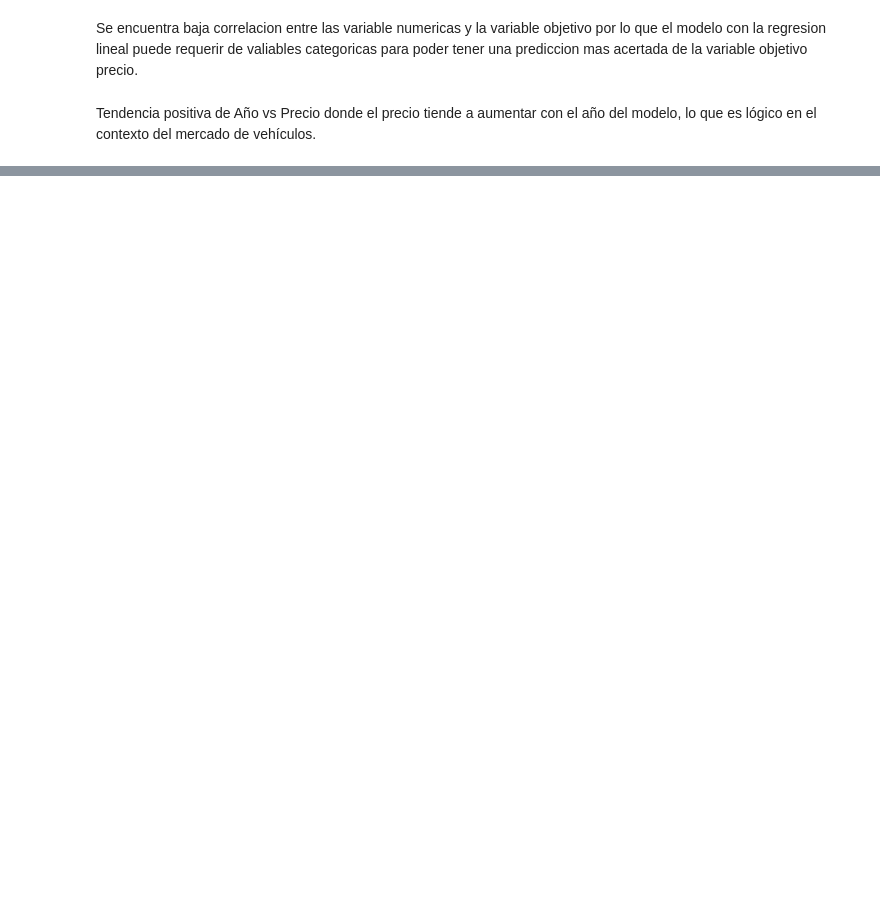
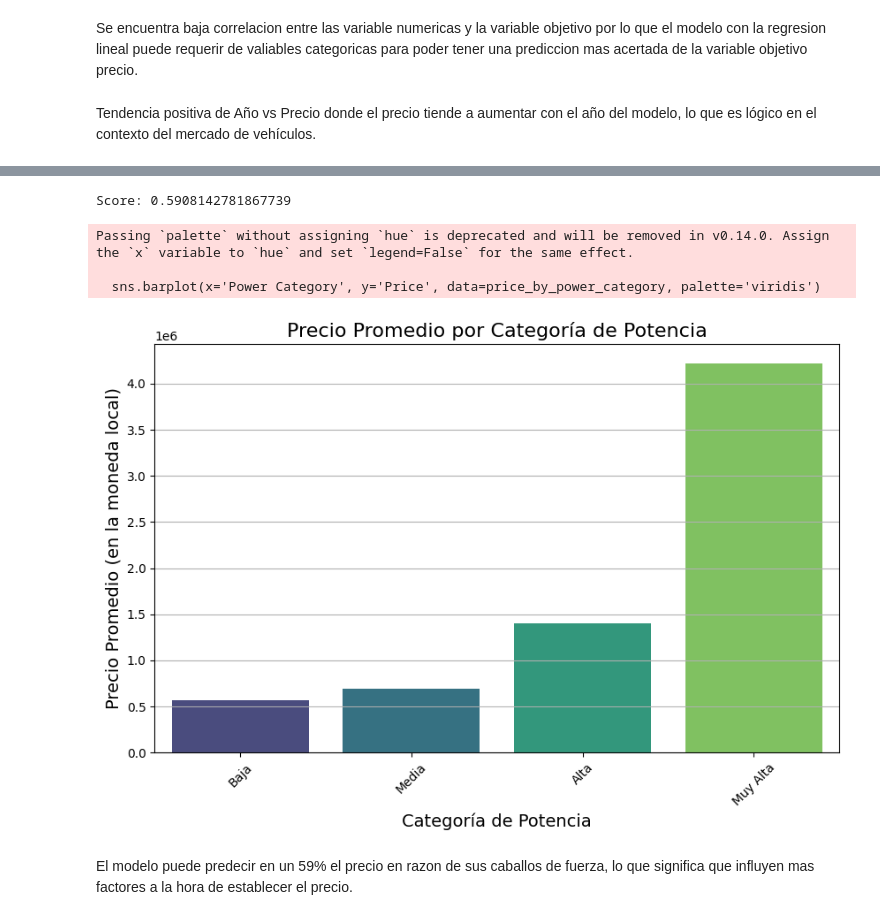
Before and after one commit to MauricioSalazarP/analisisFase3, a Jupyter notebook: Modelos/Regresion_Lineal/Lineal.ipynb, the cells around one changed output, grey strips where cells are left out. Saved outputs shown, nothing was run; the diff lists cells and outputs as text; code cells hidden in the pictures; blank space fills up the shorter version.

Commit message:
evaluacion y categorizacion de los caballos de fuerza vs el precio

```diff
--- a/Modelos/Regresion_Lineal/Lineal.ipynb
+++ b/Modelos/Regresion_Lineal/Lineal.ipynb
@@ -360,0 +387,9 @@ Tendencia positiva de Año vs Precio donde el precio tiende a aumentar con el a
+# %%
+import pandas as pd
+import re
+
+# Suponiendo que el dataset se llama df y contiene la columna "Max Power"
+# Extraemos solo el número de BHP antes del "@" y lo convertimos en tipo float
+df['BHP'] = df['Max Power'].apply(lambda x: float(re.search(r'(\d+(\.\d+)?)', x).group(1)) if pd.notnull(x) and re.search(r'(\d+(\.\d+)?)', x) else None)
+df['BHP'] = df['BHP'].fillna(0)
+print(df['BHP'])
@@ -360,0 +411,9 @@ Tendencia positiva de Año vs Precio donde el precio tiende a aumentar con el a
+# %%
+# Calcular los percentiles para los bins
+bins = [0] + [df['BHP'].quantile(q) for q in [0.25, 0.5, 0.75, 1.0]]
+labels = ['Baja', 'Media', 'Alta', 'Muy Alta']
+
+# Aplicar los bins
+df['Power Category'] = pd.cut(df['BHP'], bins=bins, labels=labels, include_lowest=True)
+print(df['Power Category'])
+print(df['Price'])
@@ -360,0 +438,45 @@ Tendencia positiva de Año vs Precio donde el precio tiende a aumentar con el a
+# %%
+import pandas as pd
+from sklearn.linear_model import LinearRegression
+from sklearn.model_selection import train_test_split
+
+# Supongamos que df es tu DataFrame y contiene las columnas 'BHP' y 'Price'
+X = df[['BHP']]  # Seleccionamos 'BHP' como DataFrame con doble corchete
+y = df['Price']
+
+# División en conjuntos de entrenamiento y prueba
+X_train, X_test, y_train, y_test = train_test_split(X, y, test_size=0.2, random_state=42)
+
+# Crear y ajustar el modelo de regresión lineal
+model = LinearRegression()
+model.fit(X_train, y_train)
+
+# Evaluar el modelo
+score = model.score(X_test, y_test)
+print("Score:", score)
+# %% [output]
+Score: 0.5908142781867739
+# %%
+#Calcular el precio promedio por categoría de potencia
+price_by_power_category = df.groupby('Power Category')['Price'].mean().reset_index()
+
+# Crear el gráfico de barras
+plt.figure(figsize=(10, 6))
+sns.barplot(x='Power Category', y='Price', data=price_by_power_category, palette='viridis')
+
+# Configurar el gráfico
+plt.title('Precio Promedio por Categoría de Potencia', fontsize=16)
+plt.xlabel('Categoría de Potencia', fontsize=14)
+plt.ylabel('Precio Promedio (en la moneda local)', fontsize=14)
+plt.xticks(rotation=45)
+plt.grid(axis='y')
+
+# Mostrar el gráfico
+plt.show()
+# %% [output]
+Passing `palette` without assigning `hue` is deprecated and will be removed in v0.14.0. Assign the `x` variable to `hue` and set `legend=False` for the same effect.
+
+  sns.barplot(x='Power Category', y='Price', data=price_by_power_category, palette='viridis')
+[figure, added]
+# %% [markdown]
+El modelo puede predecir en un 59% el precio en razon de sus caballos de fuerza, lo que significa que influyen mas factores a la hora de establecer el precio.
```
Also changed, not shown: parts of 6 cells of this notebook, 1 other file.
